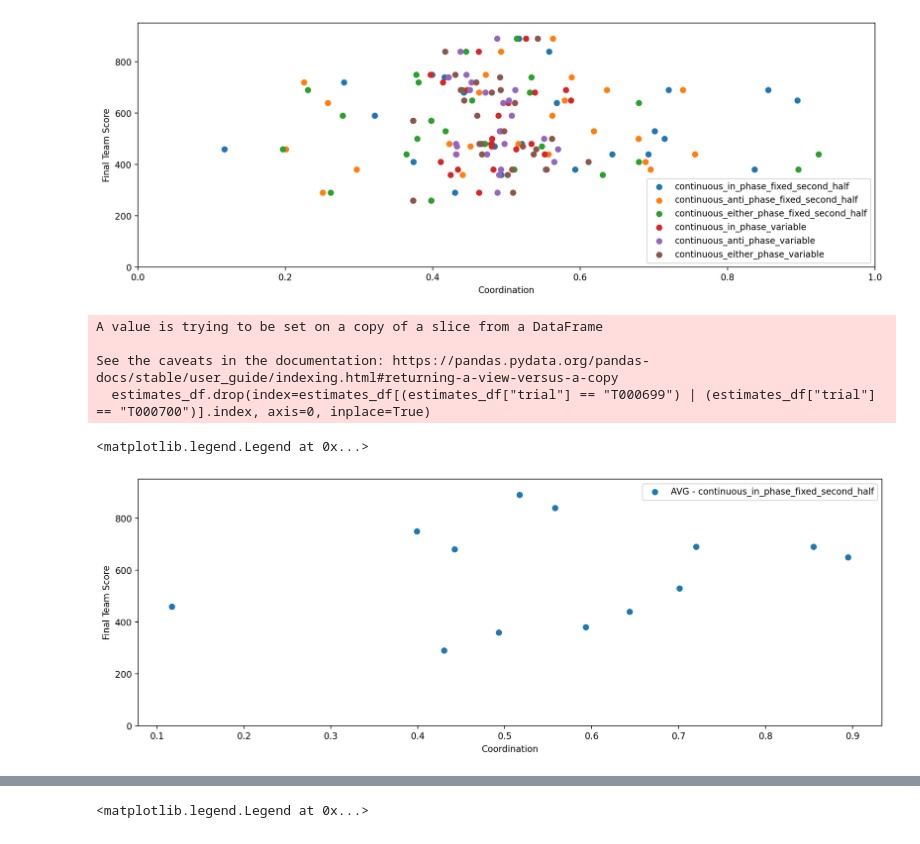
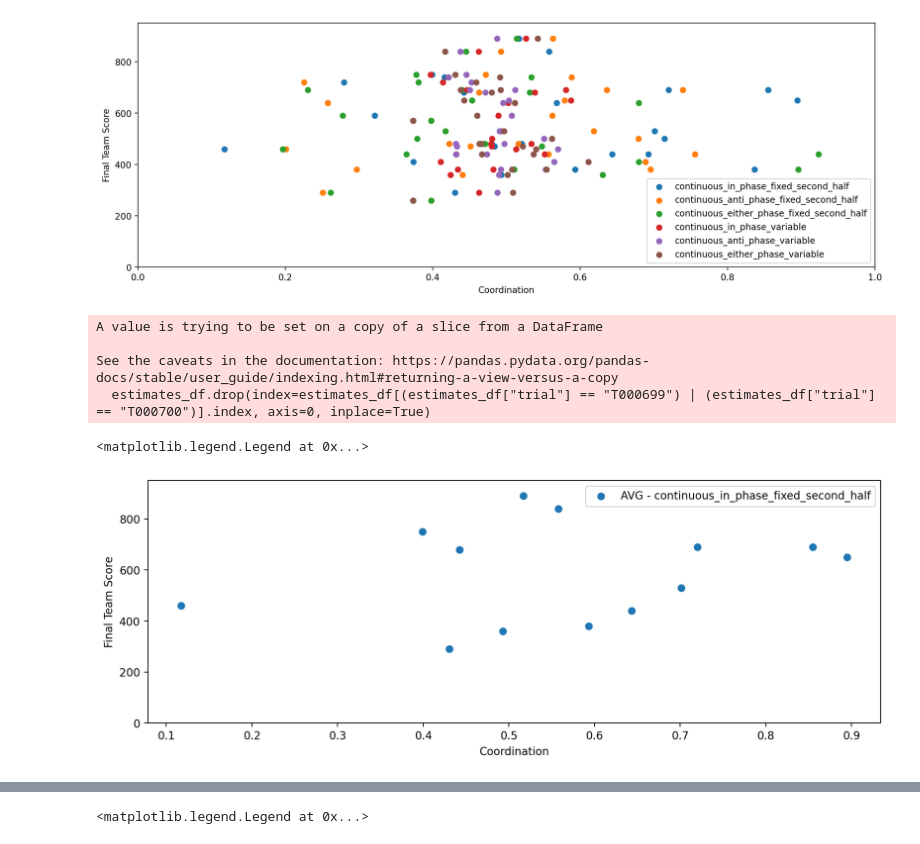
Before and after one commit to paulosoaresua/tomcat-coordination_analysis, a Jupyter notebook: notebooks/ASIST - Study 3 - Score Regression.ipynb, the cells around one changed output, grey strips where cells are left out. Drawn from its saved outputs; the diff is of its cells as text; code cells hidden in the pictures.

```diff
--- a/notebooks/ASIST - Study 3 - Score Regression.ipynb
+++ b/notebooks/ASIST - Study 3 - Score Regression.ipynb
@@ -37,36 +37,36 @@ plt.legend()
 <matplotlib.legend.Legend at 0x...>
 [figure]
 # %%
-fig = plt.figure(figsize=(15,5))
+fig = plt.figure(figsize=(12,4))
 for estimation_name in ["continuous_in_phase_fixed_second_half"]: #["continuous_in_phase_fixed_second_half", "continuous_in_phase_variable"]:
     estimates_df=data_df[(data_df["estimation_name"] == estimation_name) & (data_df["order"] == 2)]
     estimates_df.drop(index=estimates_df[(estimates_df["trial"] == "T000699") | (estimates_df["trial"] == "T000700")].index, axis=0, inplace=True)
     avg_coordination = estimates_df["mean"]
     var_coordination = estimates_df["variance"]
     prop_coordination = estimates_df["prop"]
     scores = estimates_df["score"]
     plt.scatter(avg_coordination, scores, label=f"AVG - {estimation_name}")
 #     plt.scatter(var_coordination, scores, label=f"VAR - {estimation_name}")
 
 #     plt.scatter(prop_coordination, scores, label=f"% - {estimation_name}")
 
 #     for trial in estimates_df["trial"]:
 #         x = estimates_df[estimates_df["trial"] == trial]["mean"]
 #         y = estimates_df[estimates_df["trial"] == trial]["score"] - 3
 #         plt.annotate(trial, (x, y))
 
 plt.xlabel("Coordination")
 plt.ylabel("Final Team Score")
 # plt.xlim([0, 1])
 plt.ylim([0, 950])
 plt.legend()
 # %% [output]
 A value is trying to be set on a copy of a slice from a DataFrame
 
 See the caveats in the documentation: https://pandas.pydata.org/pandas-docs/stable/user_guide/indexing.html#returning-a-view-versus-a-copy
   estimates_df.drop(index=estimates_df[(estimates_df["trial"] == "T000699") | (estimates_df["trial"] == "T000700")].index, axis=0, inplace=True)
 <matplotlib.legend.Legend at 0x...>
-[figure, old version]
+[figure, new version]
 # %%
 estimates_df["means"]
 # %% [output]
```
Also changed, not shown: 2 other files.
